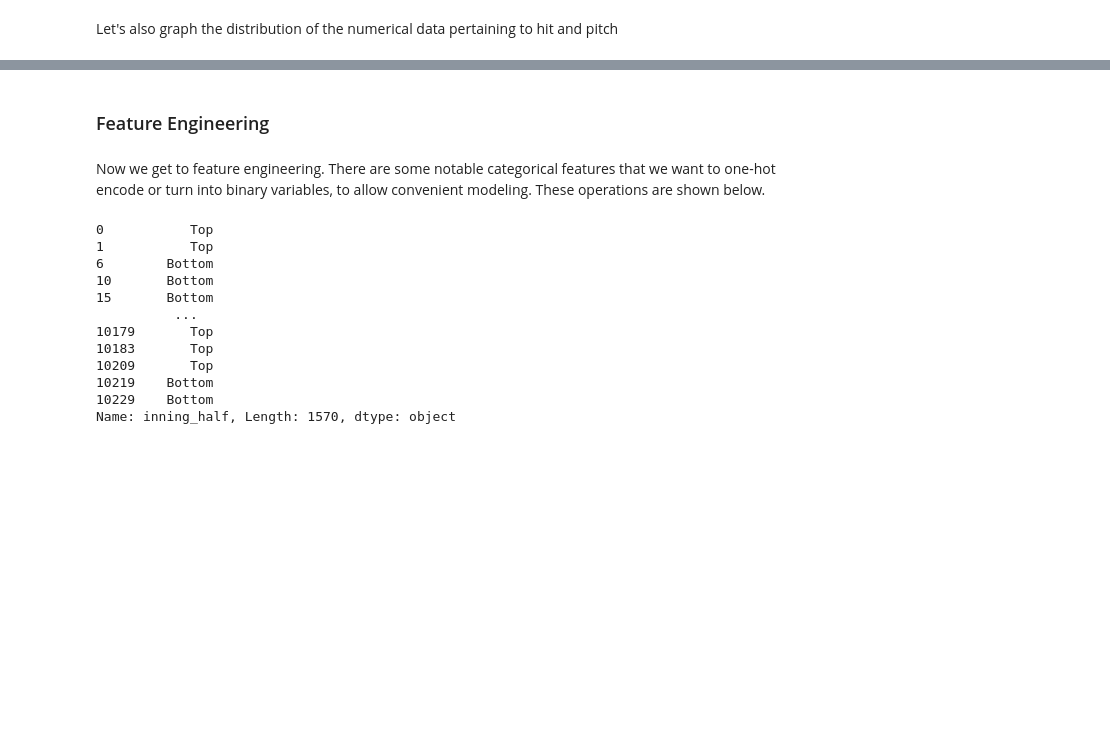
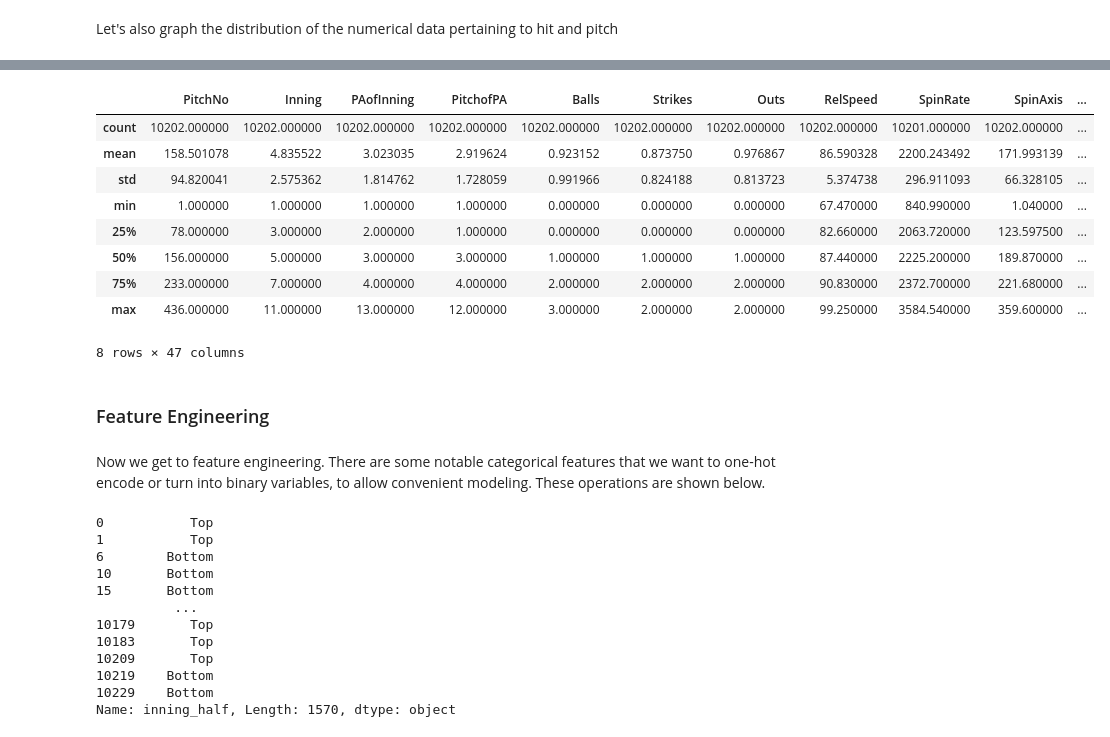
Before and after one commit to dylan-dang/baseball-ml-project, a Jupyter notebook: notebook.ipynb, the cells around one changed output, grey strips where cells are left out. Cells and saved outputs as stored; diff of their text form; code cells hidden in the pictures; blank space fills up the shorter version.

```diff
--- a/notebook.ipynb
+++ b/notebook.ipynb
@@ -427,3 +428,18 @@ graph_distributions(cleaned_hit_data, n_cols=10)
+# %%
+data = data.dropna(subset=['RelSpeed'])
+#data = data.drop(["y0"], axis=1)
+data.describe()
+# %% [output]
+|  | PitchNo | Inning | PAofInning | PitchofPA | Balls | Strikes | Outs | RelSpeed | SpinRate | SpinAxis | ... |
+| count | 10202.000000 | 10202.000000 | 10202.000000 | 10202.000000 | 10202.000000 | 10202.000000 | 10202.000000 | 10202.000000 | 10201.000000 | 10202.000000 | ... |
+| mean | 158.501078 | 4.835522 | 3.023035 | 2.919624 | 0.923152 | 0.873750 | 0.976867 | 86.590328 | 2200.243492 | 171.993139 | ... |
+| std | 94.820041 | 2.575362 | 1.814762 | 1.728059 | 0.991966 | 0.824188 | 0.813723 | 5.374738 | 296.911093 | 66.328105 | ... |
+| min | 1.000000 | 1.000000 | 1.000000 | 1.000000 | 0.000000 | 0.000000 | 0.000000 | 67.470000 | 840.990000 | 1.040000 | ... |
+| 25% | 78.000000 | 3.000000 | 2.000000 | 1.000000 | 0.000000 | 0.000000 | 0.000000 | 82.660000 | 2063.720000 | 123.597500 | ... |
+| 50% | 156.000000 | 5.000000 | 3.000000 | 3.000000 | 1.000000 | 1.000000 | 1.000000 | 87.440000 | 2225.200000 | 189.870000 | ... |
+| 75% | 233.000000 | 7.000000 | 4.000000 | 4.000000 | 2.000000 | 2.000000 | 2.000000 | 90.830000 | 2372.700000 | 221.680000 | ... |
+| max | 436.000000 | 11.000000 | 13.000000 | 12.000000 | 3.000000 | 2.000000 | 2.000000 | 99.250000 | 3584.540000 | 359.600000 | ... |
+8 rows × 47 columns
 # %% [markdown]
 ### Feature Engineering
 # %% [markdown]
```
Also changed, not shown: parts of 8 cells of this notebook.
